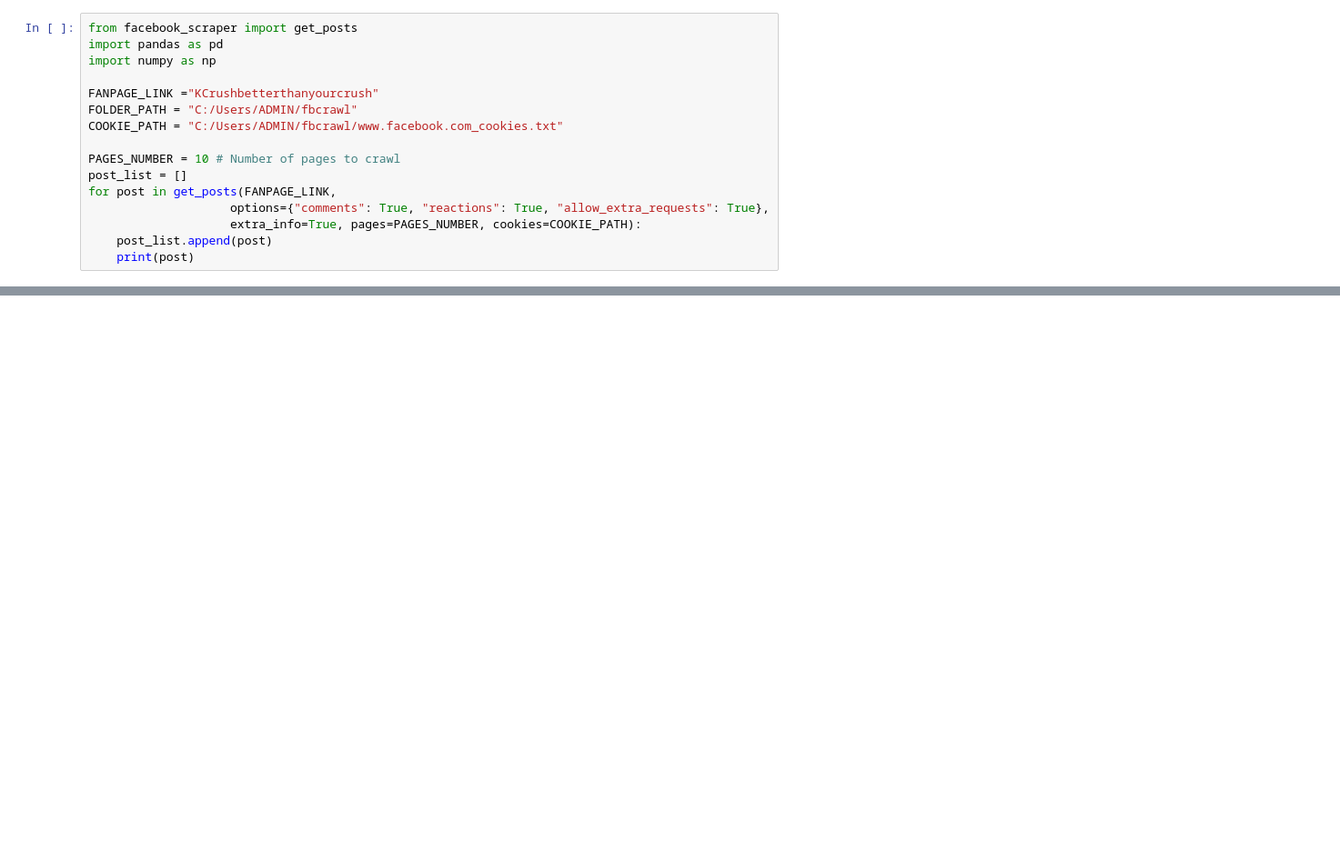
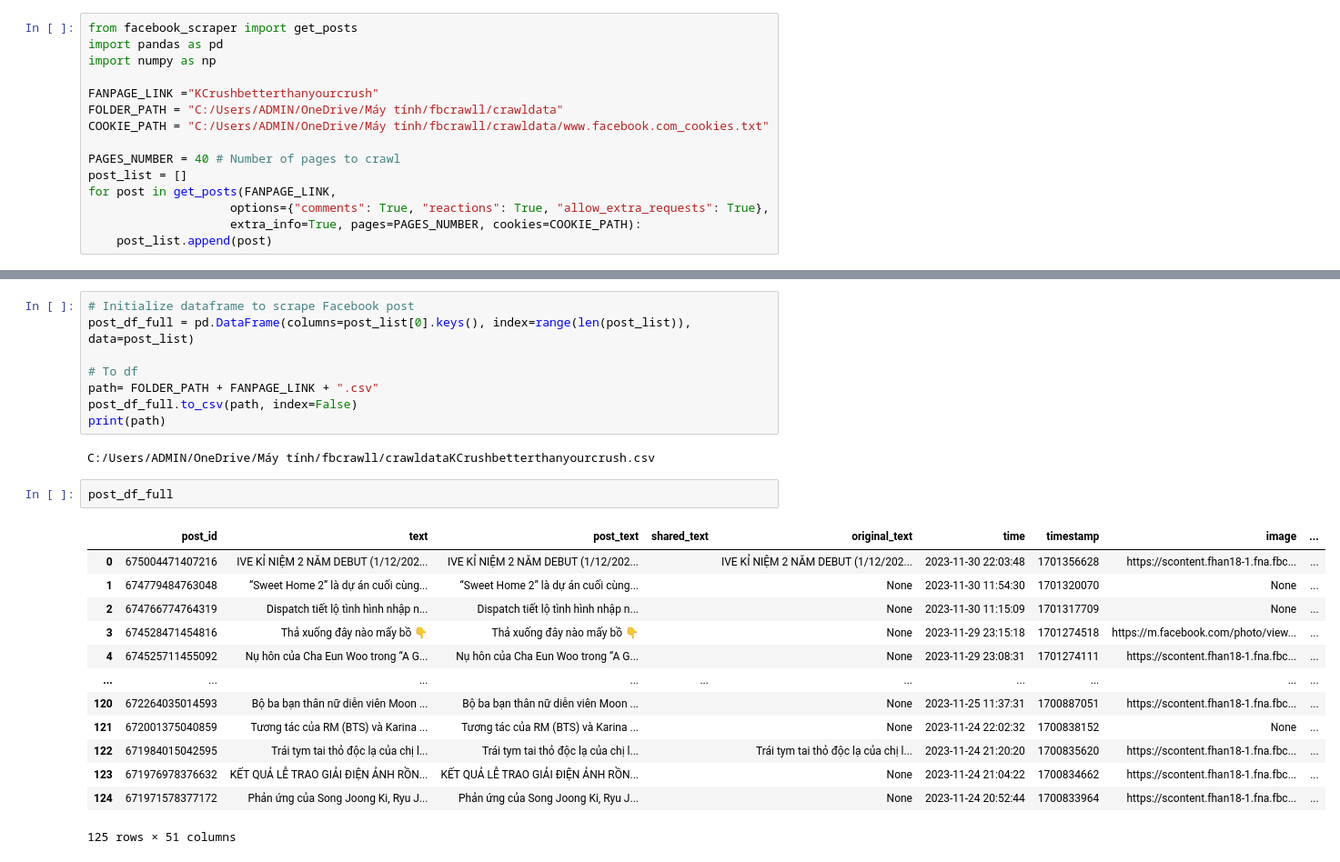
Before and after one commit to duncan2834/crawldata, a Jupyter notebook: fbcrawl-checkpoint.ipynb, the cells around one changed output, grey strips where cells are left out. Shown: that part at 91% size. Drawn from its saved outputs; the diff is of its cells as text; blank space fills up the shorter version.

```diff
--- a/fbcrawl-checkpoint.ipynb
+++ b/fbcrawl-checkpoint.ipynb
@@ -24,13 +24,12 @@ import pandas as pd
 import numpy as np
 
 FANPAGE_LINK ="KCrushbetterthanyourcrush"
-FOLDER_PATH = "C:/Users/ADMIN/fbcrawl"
-COOKIE_PATH = "C:/Users/ADMIN/fbcrawl/www.facebook.com_cookies.txt"
+FOLDER_PATH = "C:/Users/ADMIN/OneDrive/Máy tính/fbcrawll/crawldata"
+COOKIE_PATH = "C:/Users/ADMIN/OneDrive/Máy tính/fbcrawll/crawldata/www.facebook.com_cookies.txt"
 
-PAGES_NUMBER = 10 # Number of pages to crawl
+PAGES_NUMBER = 40 # Number of pages to crawl
 post_list = []
 for post in get_posts(FANPAGE_LINK,
                     options={"comments": True, "reactions": True, "allow_extra_requests": True},
                     extra_info=True, pages=PAGES_NUMBER, cookies=COOKIE_PATH):
     post_list.append(post)
-    print(post)
@@ -36,0 +79,26 @@ for post in get_posts(FANPAGE_LINK,
+# %%
+# Initialize dataframe to scrape Facebook post
+post_df_full = pd.DataFrame(columns=post_list[0].keys(), index=range(len(post_list)), data=post_list)
+
+# To df
+path= FOLDER_PATH + FANPAGE_LINK + ".csv"
+post_df_full.to_csv(path, index=False)
+print(path)
+# %% [output]
+C:/Users/ADMIN/OneDrive/Máy tính/fbcrawll/crawldataKCrushbetterthanyourcrush.csv
+# %%
+post_df_full
+# %% [output]
+|  | post_id | text | post_text | shared_text | original_text | time | timestamp | image | ... |
+| 0 | 675004471407216 | IVE KỈ NIỆM 2 NĂM DEBUT (1/12/202... | IVE KỈ NIỆM 2 NĂM DEBUT (1/12/202... |  | IVE KỈ NIỆM 2 NĂM DEBUT (1/12/202... | 2023-11-30 22:03:48 | 1701356628 | https://scontent.fhan18-1.fna.fbc... | ... |
+| 1 | 674779484763048 | “Sweet Home 2” là dự án cuối cùng... | “Sweet Home 2” là dự án cuối cùng... |  | None | 2023-11-30 11:54:30 | 1701320070 | None | ... |
+| 2 | 674766774764319 | Dispatch tiết lộ tình hình nhập n... | Dispatch tiết lộ tình hình nhập n... |  | None | 2023-11-30 11:15:09 | 1701317709 | None | ... |
+| 3 | 674528471454816 | Thả xuống đây nào mấy bồ 👇 | Thả xuống đây nào mấy bồ 👇 |  | None | 2023-11-29 23:15:18 | 1701274518 | https://m.facebook.com/photo/view... | ... |
+| 4 | 674525711455092 | Nụ hôn của Cha Eun Woo trong “A G... | Nụ hôn của Cha Eun Woo trong “A G... |  | None | 2023-11-29 23:08:31 | 1701274111 | https://scontent.fhan18-1.fna.fbc... | ... |
+| ... | ... | ... | ... | ... | ... | ... | ... | ... | ... |
+| 120 | 672264035014593 | Bộ ba bạn thân nữ diễn viên Moon ... | Bộ ba bạn thân nữ diễn viên Moon ... |  | None | 2023-11-25 11:37:31 | 1700887051 | https://scontent.fhan18-1.fna.fbc... | ... |
+| 121 | 672001375040859 | Tương tác của RM (BTS) và Karina ... | Tương tác của RM (BTS) và Karina ... |  | None | 2023-11-24 22:02:32 | 1700838152 | None | ... |
+| 122 | 671984015042595 | Trái tym tai thỏ độc lạ của chị l... | Trái tym tai thỏ độc lạ của chị l... |  | Trái tym tai thỏ độc lạ của chị l... | 2023-11-24 21:20:20 | 1700835620 | https://scontent.fhan18-1.fna.fbc... | ... |
+| 123 | 671976978376632 | KẾT QUẢ LỄ TRAO GIẢI ĐIỆN ẢNH RỒN... | KẾT QUẢ LỄ TRAO GIẢI ĐIỆN ẢNH RỒN... |  | None | 2023-11-24 21:04:22 | 1700834662 | https://scontent.fhan18-1.fna.fbc... | ... |
+| 124 | 671971578377172 | Phản ứng của Song Joong Ki, Ryu J... | Phản ứng của Song Joong Ki, Ryu J... |  | None | 2023-11-24 20:52:44 | 1700833964 | https://scontent.fhan18-1.fna.fbc... | ... |
+125 rows × 51 columns
```
Also changed, not shown: parts of 5 cells of this notebook, 4 other files.
